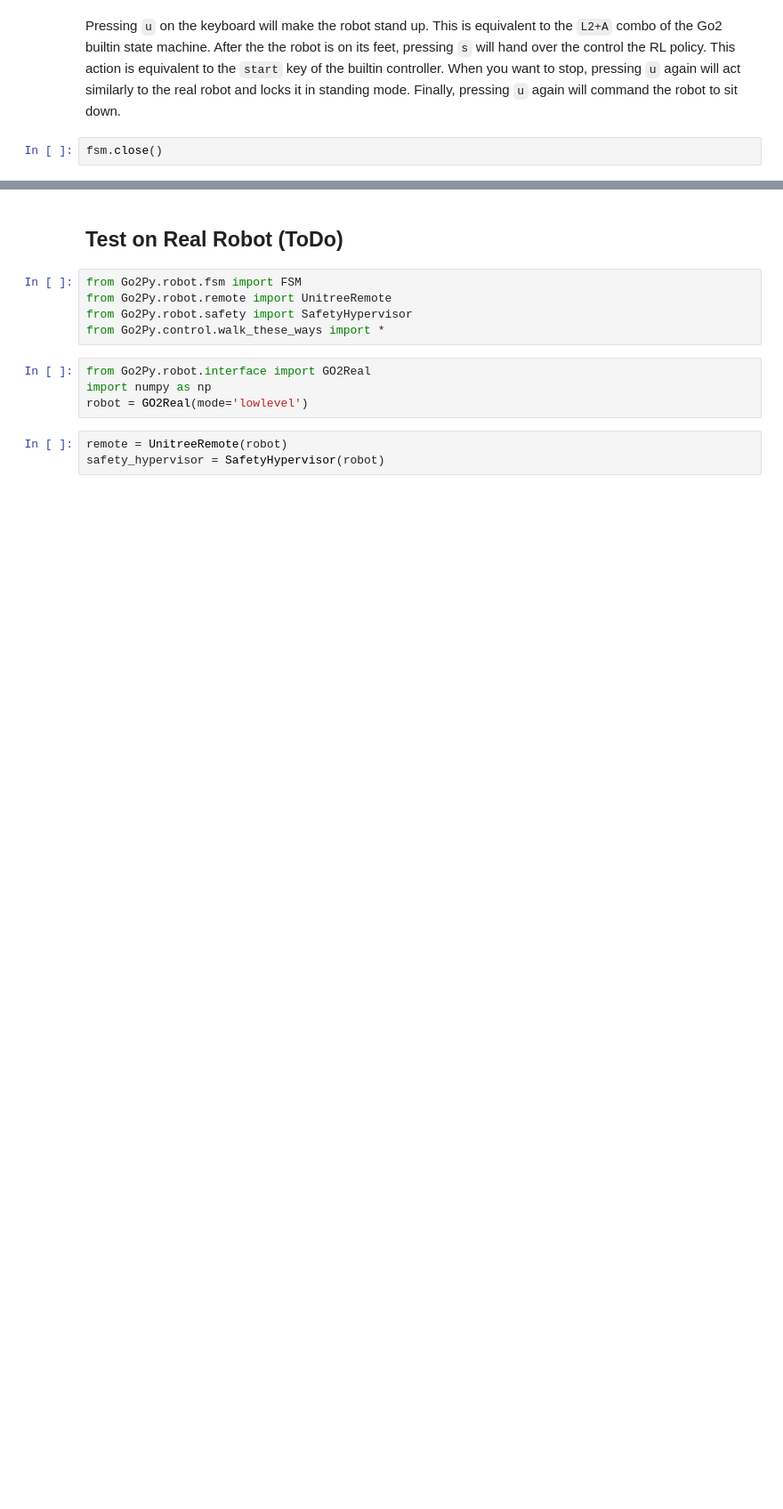
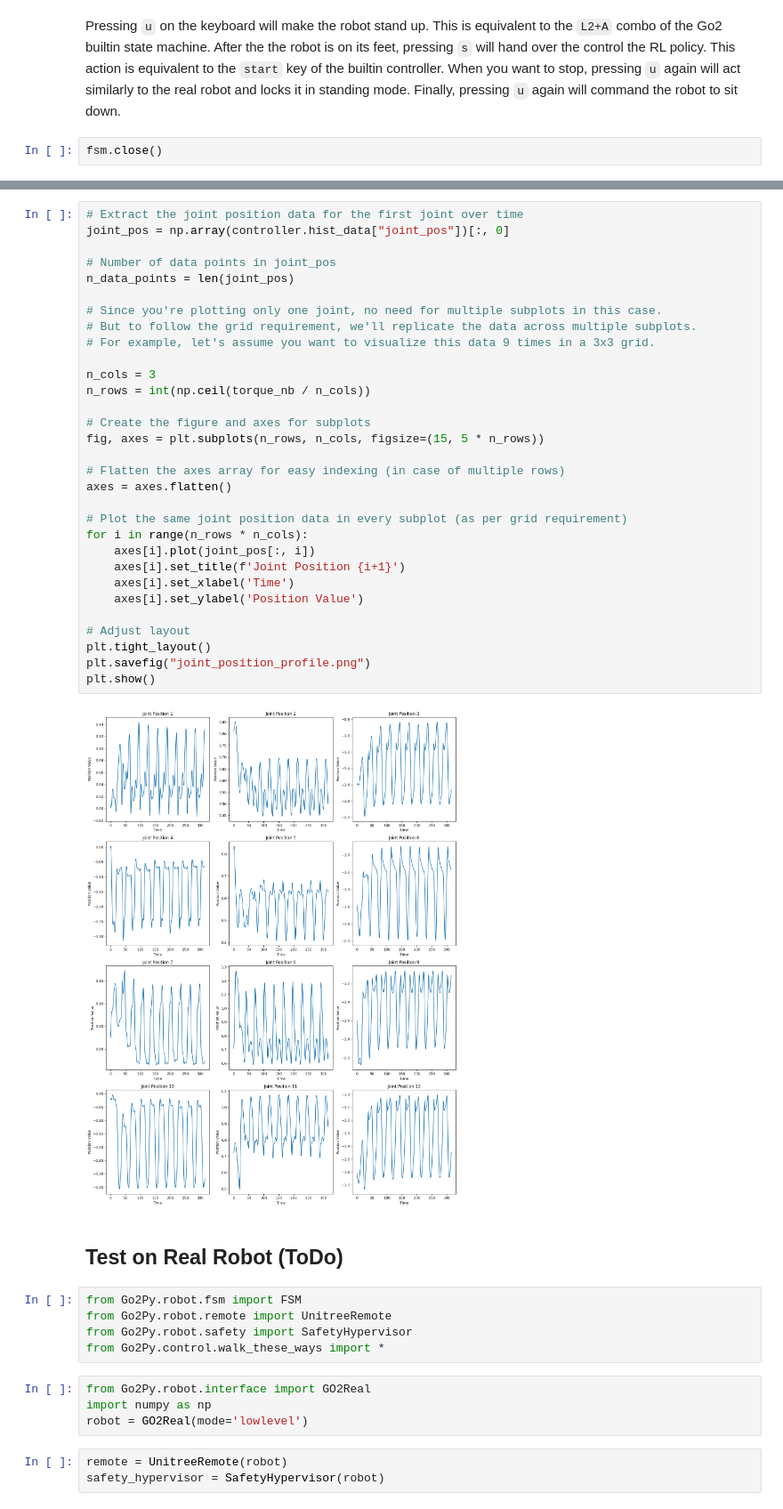
Before and after one commit to Rooholla-KhorramBakht/Go2Py, a Jupyter notebook: examples/06-CaT-RL-controller.ipynb, the cells around one changed output, grey strips where cells are left out. Shown at 89% size. Drawn from its saved outputs; the diff is of its cells as text; blank space fills up the shorter version.

```diff
--- a/examples/06-CaT-RL-controller.ipynb
+++ b/examples/06-CaT-RL-controller.ipynb
@@ -69,3 +106,36 @@ fsm.close()
+# %%
+# Extract the joint position data for the first joint over time
+joint_pos = np.array(controller.hist_data["joint_pos"])[:, 0]
+
+# Number of data points in joint_pos
+n_data_points = len(joint_pos)
+
+# Since you're plotting only one joint, no need for multiple subplots in this case.
+# But to follow the grid requirement, we'll replicate the data across multiple subplots.
+# For example, let's assume you want to visualize this data 9 times in a 3x3 grid.
+
+n_cols = 3
+n_rows = int(np.ceil(torque_nb / n_cols))
+
+# Create the figure and axes for subplots
+fig, axes = plt.subplots(n_rows, n_cols, figsize=(15, 5 * n_rows))
+
+# Flatten the axes array for easy indexing (in case of multiple rows)
+axes = axes.flatten()
+
+# Plot the same joint position data in every subplot (as per grid requirement)
+for i in range(n_rows * n_cols):
+    axes[i].plot(joint_pos[:, i])
+    axes[i].set_title(f'Joint Position {i+1}')
+    axes[i].set_xlabel('Time')
+    axes[i].set_ylabel('Position Value')
+
+# Adjust layout
+plt.tight_layout()
+plt.savefig("joint_position_profile.png")
+plt.show()
+# %% [output]
+[figure, added]
 # %% [markdown]
 ## Test on Real Robot (ToDo)
 # %%
```
Also changed, not shown: parts of 7 cells of this notebook, 4 other files.
